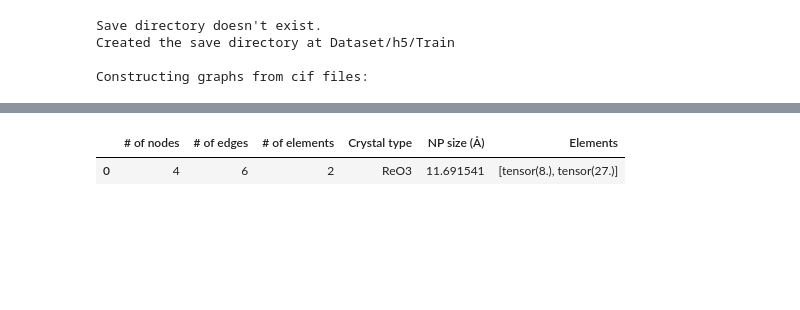
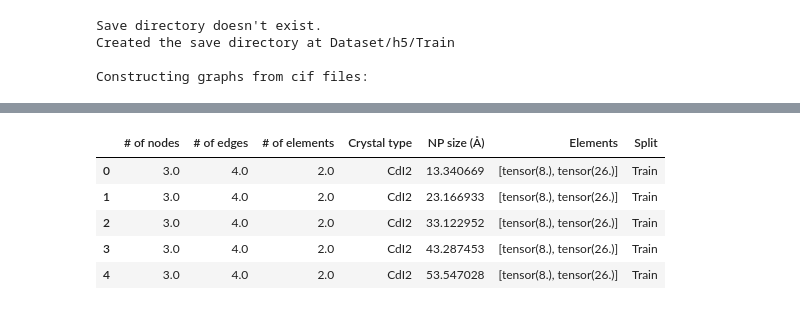
Before and after one commit to UlrikFriisJensen/CHILI, a Jupyter notebook: functionTesting.ipynb, the cells around one changed output, grey strips where cells are left out. Drawn from its saved outputs; the diff is of its cells as text; code cells hidden in the pictures; blank space fills up the shorter version.

Commit message:
Added basic statistics function

```diff
--- a/functionTesting.ipynb
+++ b/functionTesting.ipynb
@@ -102,7 +88,12 @@ Data(
   pos_real=[12, 3]
 )
 # %%
-test.get_statistics(return_dataframe=True)
+stats = test.get_statistics(return_dataframe=True)
+stats.head()
 # %% [output]
-|  | # of nodes | # of edges | # of elements | Crystal type | NP size (Å) | Elements |
-| 0 | 4 | 6 | 2 | ReO3 | 11.691541 | [tensor(8.), tensor(27.)] |
+|  | # of nodes | # of edges | # of elements | Crystal type | NP size (Å) | Elements | Split |
+| 0 | 3.0 | 4.0 | 2.0 | CdI2 | 13.340669 | [tensor(8.), tensor(26.)] | Train |
+| 1 | 3.0 | 4.0 | 2.0 | CdI2 | 23.166933 | [tensor(8.), tensor(26.)] | Train |
+| 2 | 3.0 | 4.0 | 2.0 | CdI2 | 33.122952 | [tensor(8.), tensor(26.)] | Train |
+| 3 | 3.0 | 4.0 | 2.0 | CdI2 | 43.287453 | [tensor(8.), tensor(26.)] | Train |
+| 4 | 3.0 | 4.0 | 2.0 | CdI2 | 53.547028 | [tensor(8.), tensor(26.)] | Train |
```
Also changed, not shown: parts of 9 cells of this notebook, 1 other file.
